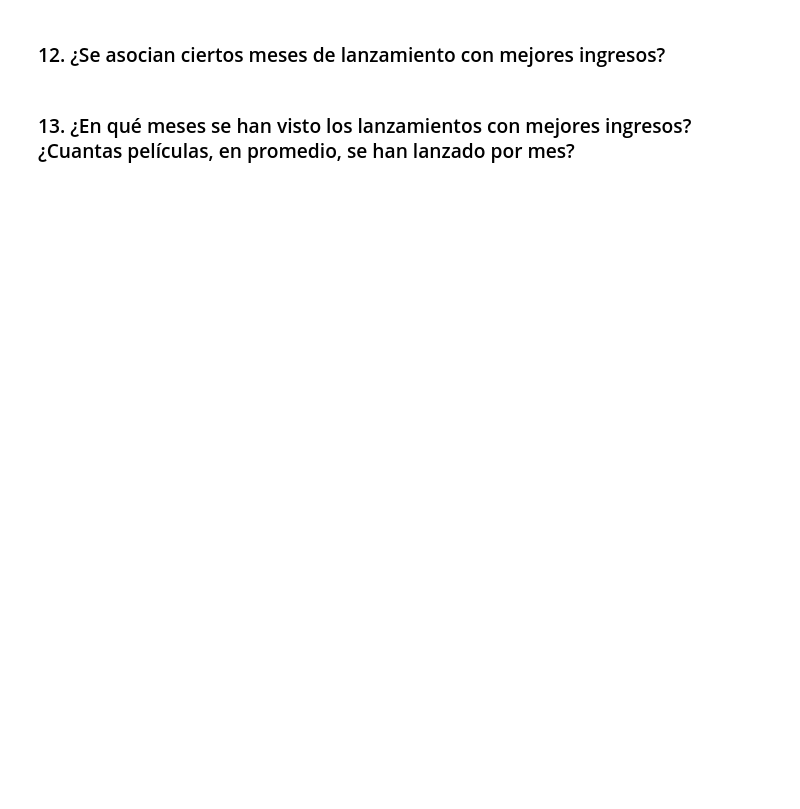
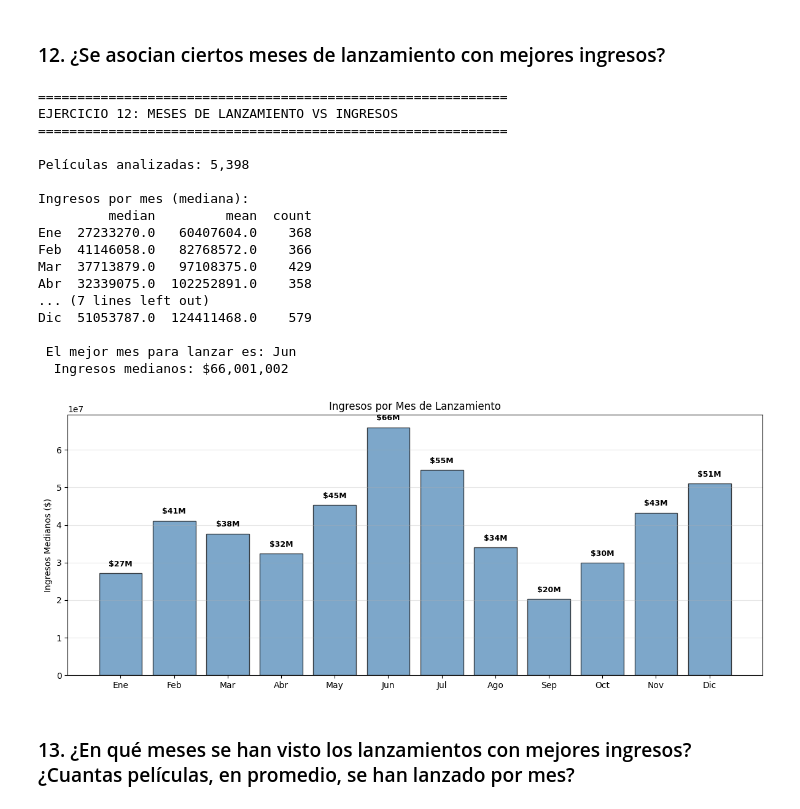
Before and after one commit to jcdiegolopez/MD-LAB01, a Jupyter notebook: main.ipynb, the cells around one changed output. Saved outputs shown, nothing was run; the diff lists cells and outputs as text; code cells hidden in the pictures; blank space fills up the shorter version.

```diff
--- a/main.ipynb
+++ b/main.ipynb
@@ -1065,4 +1113,64 @@ Savannah Tuesday                                  1
 # %% [markdown]
 ### 12. ¿Se asocian ciertos meses de lanzamiento con mejores ingresos?
+# %%
+# Ejercicio 12: Meses de lanzamiento vs ingresos
+df = datos[(datos['revenue'] > 0) & (datos['releaseDate'].notna())].copy()
+
+# Extraer mes
+df['mes'] = pd.to_datetime(df['releaseDate'], errors='coerce').dt.month
+df = df[df['mes'].notna()]
+
+print("="*60)
+print("EJERCICIO 12: MESES DE LANZAMIENTO VS INGRESOS")
+print("="*60)
+
+# Agrupar por mes
+meses_nombres = ['Ene', 'Feb', 'Mar', 'Abr', 'May', 'Jun', 'Jul', 'Ago', 'Sep', 'Oct', 'Nov', 'Dic']
+ingresos_por_mes = df.groupby('mes')['revenue'].agg(['median', 'mean', 'count']).round(0)
+ingresos_por_mes.index = [meses_nombres[int(i)-1] for i in ingresos_por_mes.index]
+
+print(f"\nPelículas analizadas: {len(df):,}")
+print("\nIngresos por mes (mediana):")
+print(ingresos_por_mes)
+
+mejor_mes = ingresos_por_mes['median'].idxmax()
+print(f"\n El mejor mes para lanzar es: {mejor_mes}")
+print(f"  Ingresos medianos: ${ingresos_por_mes.loc[mejor_mes, 'median']:,.0f}")
+
+# Gráfico
+fig, ax = plt.subplots(figsize=(12, 5))
+x_pos = range(len(ingresos_por_mes))
+ax.bar(x_pos, ingresos_por_mes['median'], color='steelblue', edgecolor='black', alpha=0.7)
+ax.set_xticks(x_pos)
+ax.set_xticklabels(ingresos_por_mes.index)
+ax.set_ylabel('Ingresos Medianos ($)')
+ax.set_title('Ingresos por Mes de Lanzamiento')
+ax.grid(axis='y', alpha=0.3)
+
+for i, v in enumerate(ingresos_por_mes['median']):
+    ax.text(i, v + (ingresos_por_mes['median'].max() * 0.02), f'${v/1e6:.0f}M',
+            ha='center', va='bottom', fontsize=9, fontweight='bold')
+
+plt.tight_layout()
+plt.show()
+# %% [output]
+============================================================
+EJERCICIO 12: MESES DE LANZAMIENTO VS INGRESOS
+============================================================
+
+Películas analizadas: 5,398
+
+Ingresos por mes (mediana):
+         median         mean  count
+Ene  27233270.0   60407604.0    368
+Feb  41146058.0   82768572.0    366
+Mar  37713879.0   97108375.0    429
+Abr  32339075.0  102252891.0    358
+... (7 lines left out)
+Dic  51053787.0  124411468.0    579
+
+ El mejor mes para lanzar es: Jun
+  Ingresos medianos: $66,001,002
+[figure, added]
 # %% [markdown]
 ### 13. ¿En qué meses se han visto los lanzamientos con mejores ingresos? ¿Cuantas películas, en promedio, se han lanzado por mes?
```
Also changed, not shown: parts of 10 cells of this notebook.
